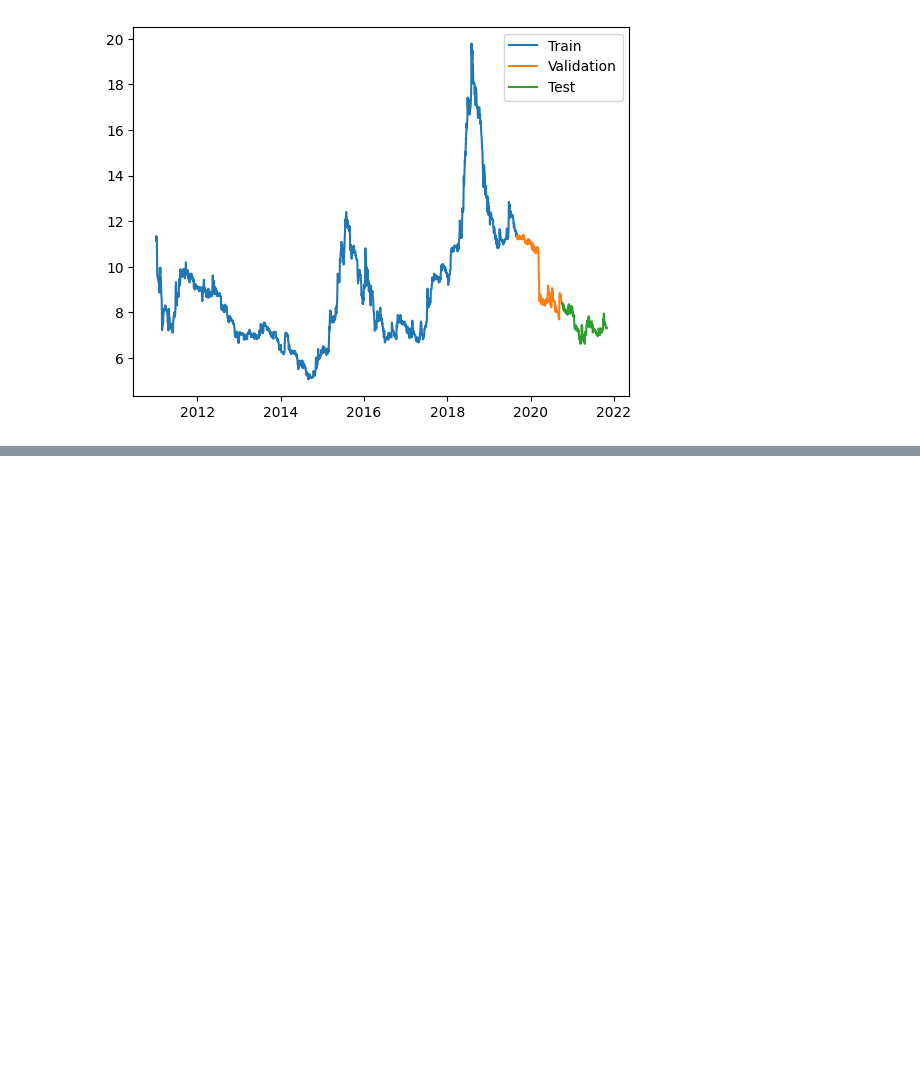
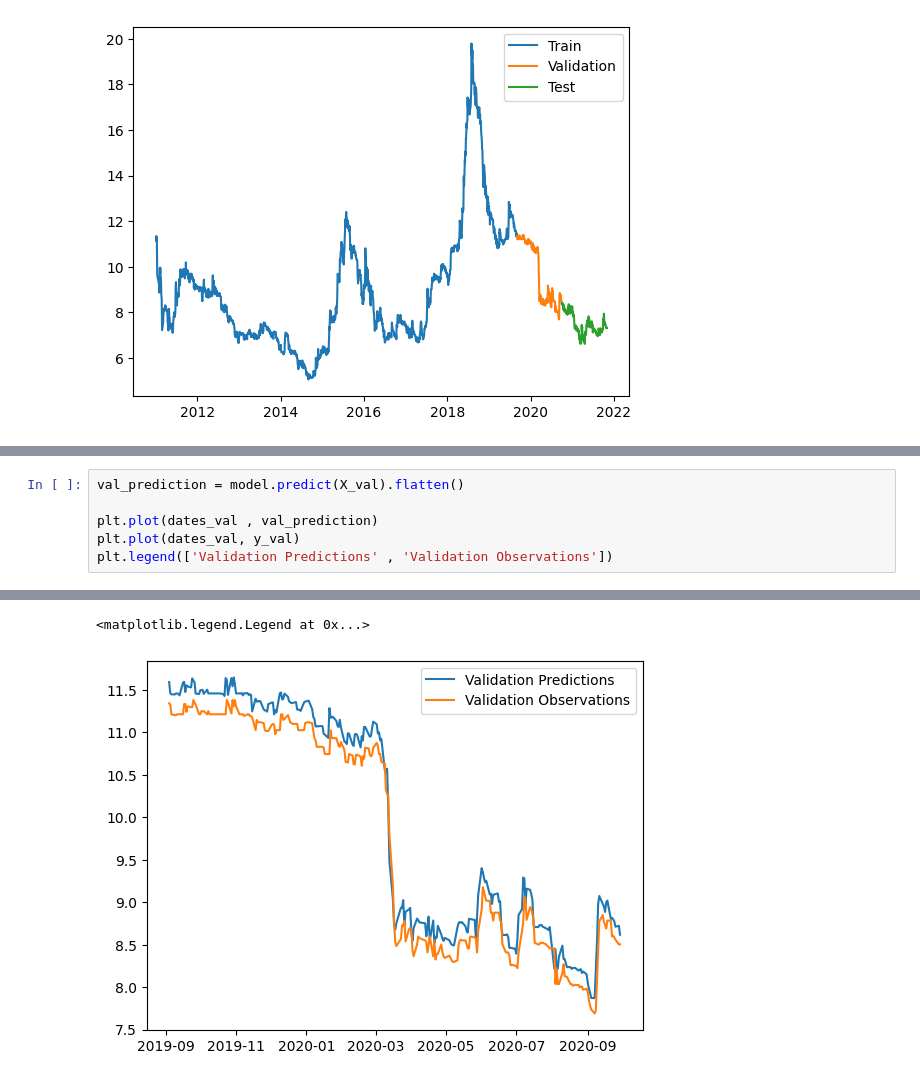
Before and after one commit to Idriss-Chefai/TunisianStockPrediction, a Jupyter notebook: LSTM.ipynb, the cells around one changed output, grey strips where cells are left out. Drawn from its saved outputs; the diff is of its cells as text; blank space fills up the shorter version.

```diff
--- a/LSTM.ipynb
+++ b/LSTM.ipynb
@@ -133,0 +182,7 @@ plt.legend(['Train', 'Validation', 'Test'])
+# %%
+val_prediction = model.predict(X_val).flatten()
+
+plt.plot(dates_val , val_prediction)
+plt.plot(dates_val, y_val)
+plt.legend(['Validation Predictions' , 'Validation Observations'])
+# %% [output]
@@ -133,0 +190,2 @@ plt.legend(['Train', 'Validation', 'Test'])
+<matplotlib.legend.Legend at 0x...>
+[figure, added]
```
Also changed, not shown: parts of 5 cells of this notebook.
